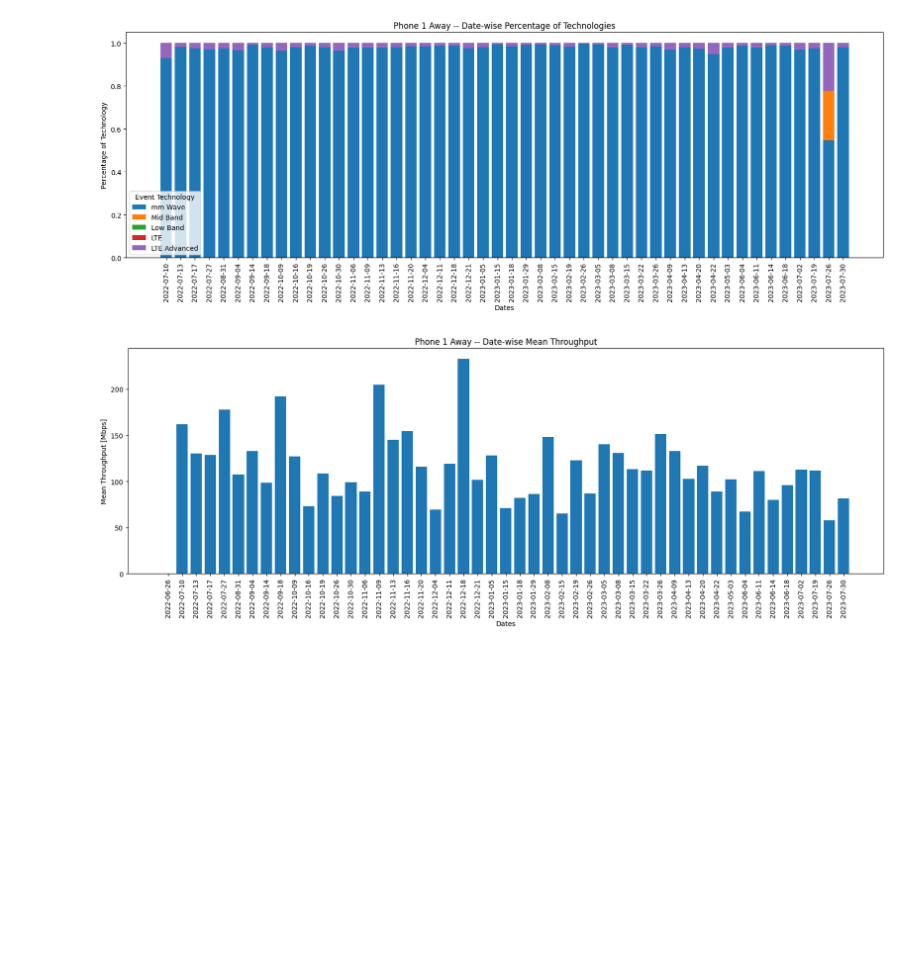
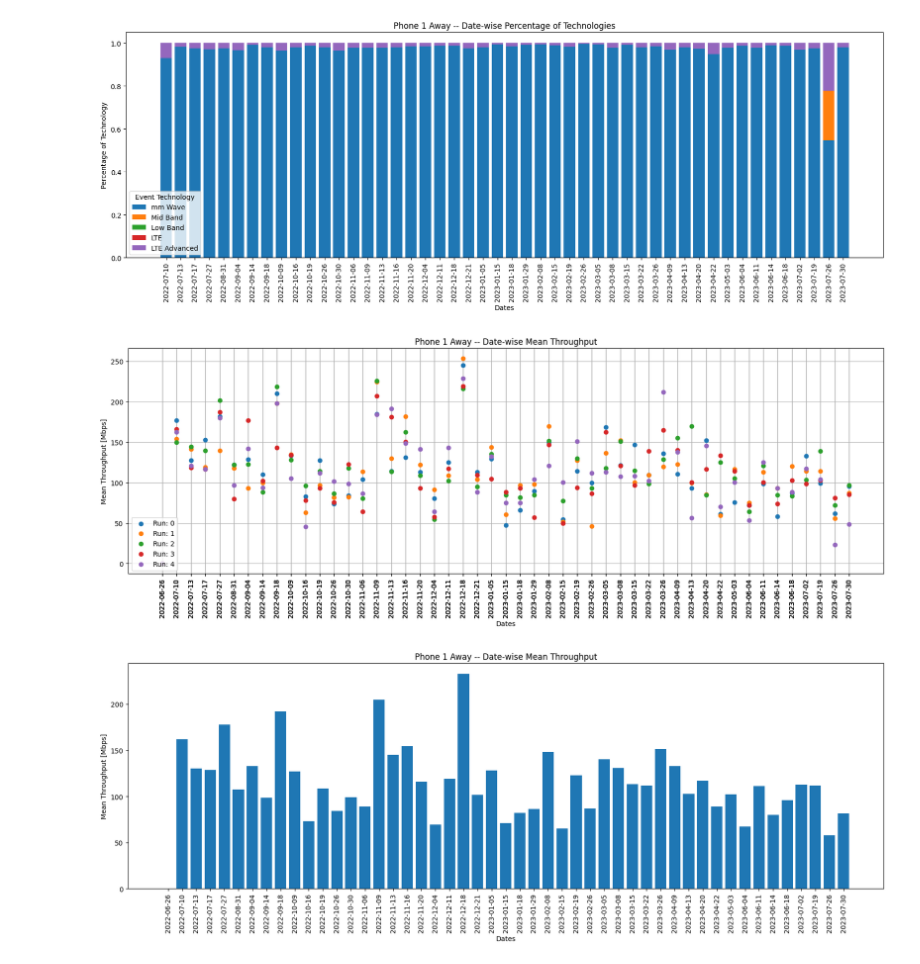
Before and after one commit to Bobeshwar/5gevolution, a Jupyter notebook: dataProcessing.ipynb, the cells around one changed output. Saved outputs shown, nothing was run; the diff lists cells and outputs as text; code cells hidden in the pictures; blank space fills up the shorter version.

```diff
--- a/dataProcessing.ipynb
+++ b/dataProcessing.ipynb
@@ -172,6 +204,10 @@ GenerateGraphThroughput("Phone1Mobility.csv", "Phone 1 Mobility")
 GenerateGraph("Phone1Away.csv", "Phone 1 Away")
 # %% [output]
 [figure]
+# %%
+GenerateGraphThroughputScatter("Phone1Away.csv", "Phone 1 Away")
+# %% [output]
+[figure, added]
 # %%
 GenerateGraphThroughput("Phone1Away.csv", "Phone 1 Away")
 # %% [output]
```
Also changed, not shown: parts of 3 cells of this notebook.
